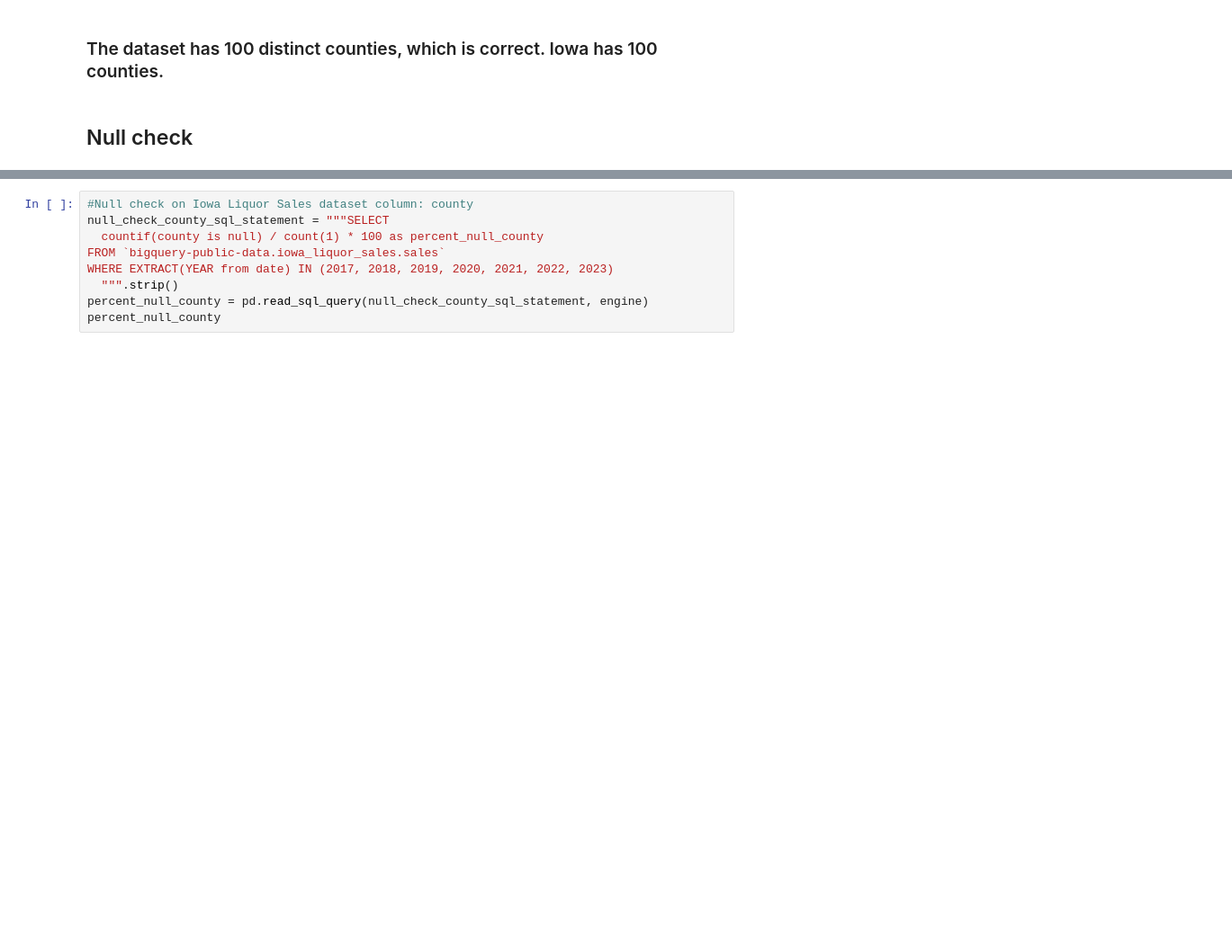
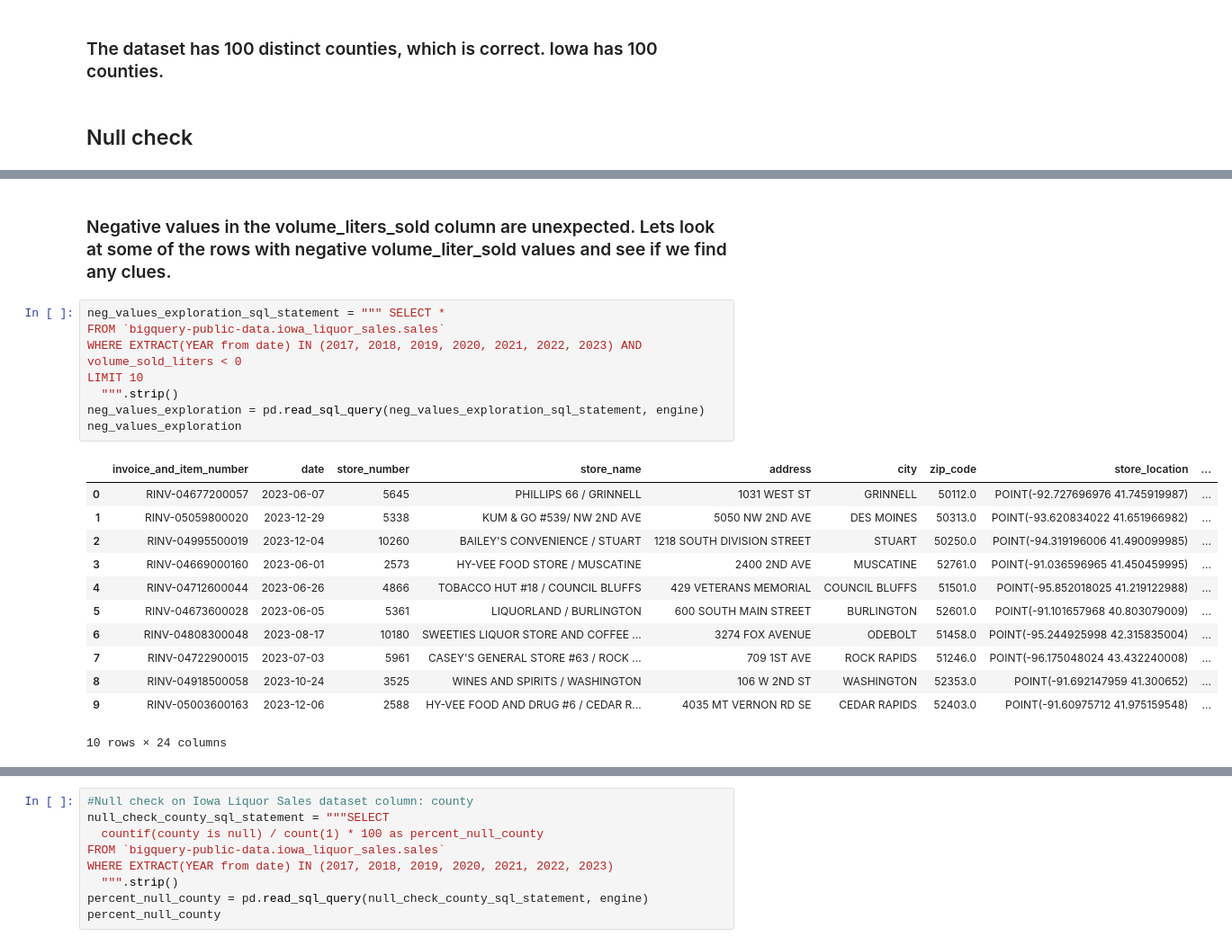
Before and after one commit to amoutafian/iowa_liquor_project, a Jupyter notebook: Iowa_liquor_wrangling.ipynb, the cells around one changed output, grey strips where cells are left out. Shown at 90% size. Drawn from its saved outputs; the diff is of its cells as text; blank space fills up the shorter version.

```diff
--- a/Iowa_liquor_wrangling.ipynb
+++ b/Iowa_liquor_wrangling.ipynb
@@ -86,0 +100,23 @@ percent_null_liters_sold
+# %% [markdown]
+### Negative values in the volume_liters_sold column are unexpected. Lets look at some of the rows with negative volume_liter_sold values and see if we find any clues.
+# %%
+neg_values_exploration_sql_statement = """ SELECT *
+FROM `bigquery-public-data.iowa_liquor_sales.sales`
+WHERE EXTRACT(YEAR from date) IN (2017, 2018, 2019, 2020, 2021, 2022, 2023) AND volume_sold_liters < 0
+LIMIT 10
+  """.strip()
+neg_values_exploration = pd.read_sql_query(neg_values_exploration_sql_statement, engine)
+neg_values_exploration
+# %% [output]
+|  | invoice_and_item_number | date | store_number | store_name | address | city | zip_code | store_location | ... |
+| 0 | RINV-04677200057 | 2023-06-07 | 5645 | PHILLIPS 66 / GRINNELL | 1031 WEST ST | GRINNELL | 50112.0 | POINT(-92.727696976 41.745919987) | ... |
+| 1 | RINV-05059800020 | 2023-12-29 | 5338 | KUM & GO #539/ NW 2ND AVE | 5050 NW 2ND AVE | DES MOINES | 50313.0 | POINT(-93.620834022 41.651966982) | ... |
+| 2 | RINV-04995500019 | 2023-12-04 | 10260 | BAILEY'S CONVENIENCE / STUART | 1218 SOUTH DIVISION STREET | STUART | 50250.0 | POINT(-94.319196006 41.490099985) | ... |
+| 3 | RINV-04669000160 | 2023-06-01 | 2573 | HY-VEE FOOD STORE / MUSCATINE | 2400 2ND AVE | MUSCATINE | 52761.0 | POINT(-91.036596965 41.450459995) | ... |
+| 4 | RINV-04712600044 | 2023-06-26 | 4866 | TOBACCO HUT #18 / COUNCIL BLUFFS | 429 VETERANS MEMORIAL | COUNCIL BLUFFS | 51501.0 | POINT(-95.852018025 41.219122988) | ... |
+| 5 | RINV-04673600028 | 2023-06-05 | 5361 | LIQUORLAND / BURLINGTON | 600 SOUTH MAIN STREET | BURLINGTON | 52601.0 | POINT(-91.101657968 40.803079009) | ... |
+| 6 | RINV-04808300048 | 2023-08-17 | 10180 | SWEETIES LIQUOR STORE AND COFFEE ... | 3274 FOX AVENUE | ODEBOLT | 51458.0 | POINT(-95.244925998 42.315835004) | ... |
+| 7 | RINV-04722900015 | 2023-07-03 | 5961 | CASEY'S GENERAL STORE #63 / ROCK ... | 709 1ST AVE | ROCK RAPIDS | 51246.0 | POINT(-96.175048024 43.432240008) | ... |
+| 8 | RINV-04918500058 | 2023-10-24 | 3525 | WINES AND SPIRITS / WASHINGTON | 106 W 2ND ST | WASHINGTON | 52353.0 | POINT(-91.692147959 41.300652) | ... |
+| 9 | RINV-05003600163 | 2023-12-06 | 2588 | HY-VEE FOOD AND DRUG #6 / CEDAR R... | 4035 MT VERNON RD SE | CEDAR RAPIDS | 52403.0 | POINT(-91.60975712 41.975159548) | ... |
+10 rows × 24 columns
```
Also changed, not shown: parts of 6 cells of this notebook.
